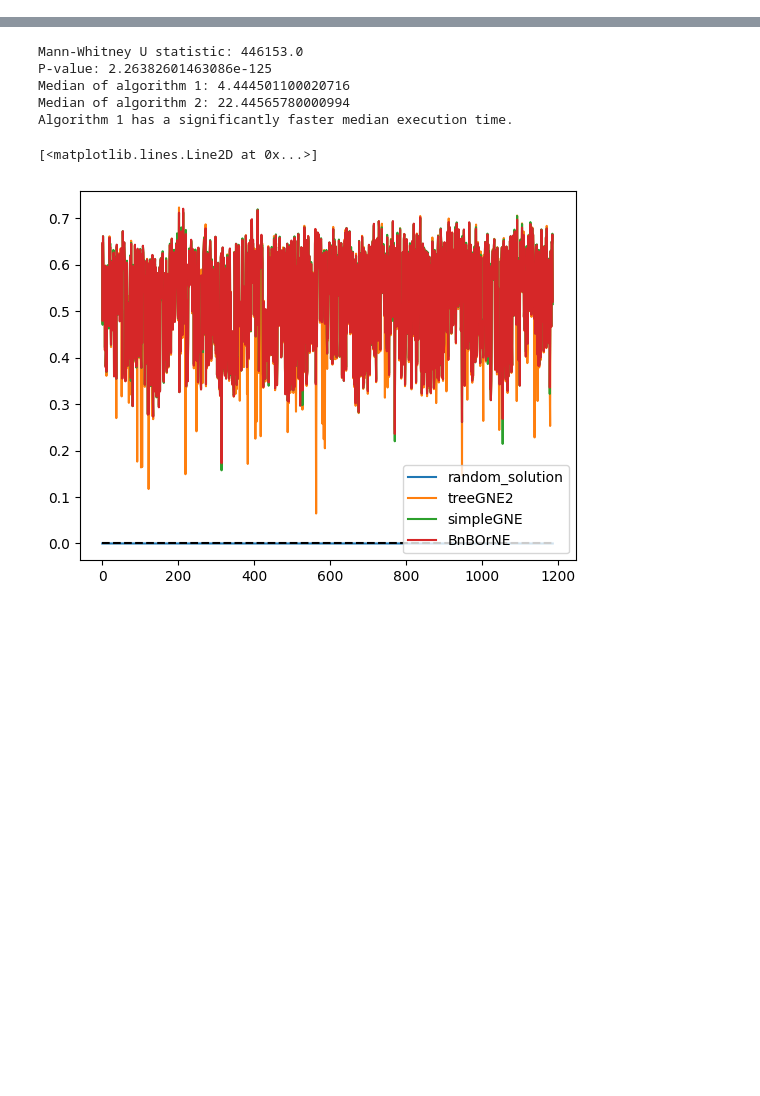
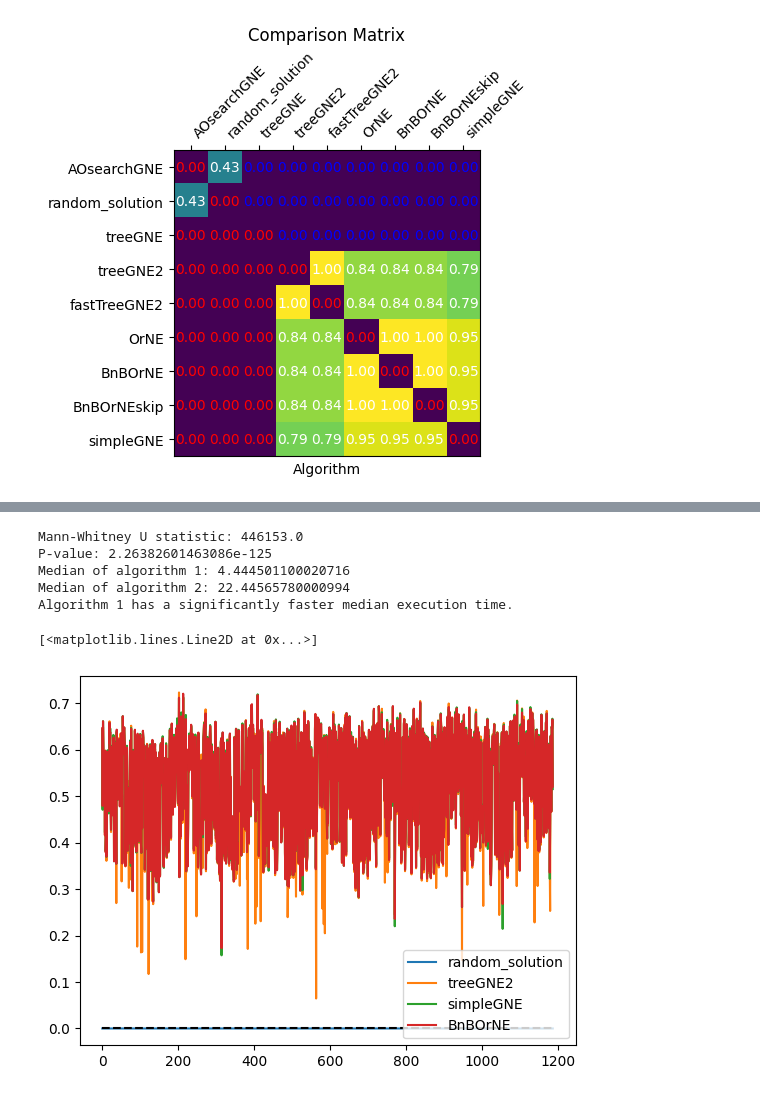
Before and after one commit to thanhan910/MATA-AND-OR, a Jupyter notebook: vis-1000.ipynb, the cells around one changed output, grey strips where cells are left out. Saved outputs shown, nothing was run; the diff lists cells and outputs as text; code cells hidden in the pictures; blank space fills up the shorter version.

```diff
--- a/vis-1000.ipynb
+++ b/vis-1000.ipynb
@@ -165,3 +172,7 @@ compare_and_plot_algorithms(algorithm_time)
+# %%
+compare_and_plot_algorithms(algorithm_rewards)
+# %% [output]
+[figure, added]
 # %%
 compare_and_plot_algorithms(algorithm_reward_ratio)
 # %% [output]
```
Also changed, not shown: parts of 3 cells of this notebook.
